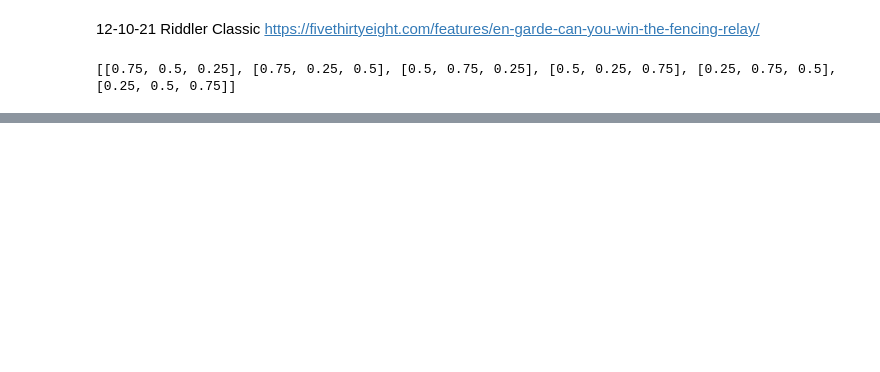
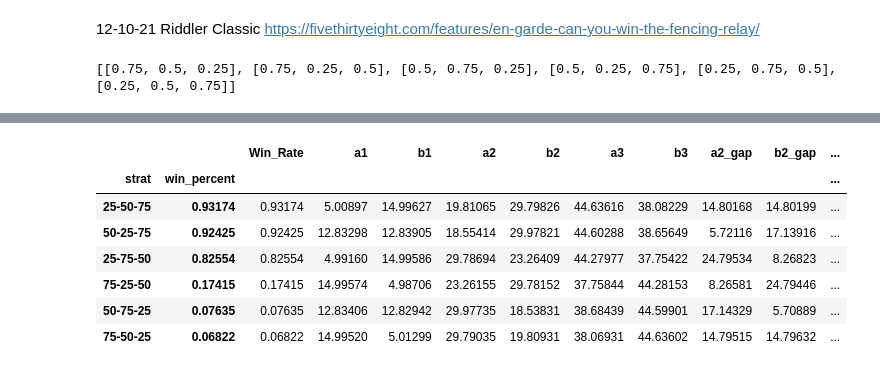
Before and after one commit to lejaja9/Riddlers, a Jupyter notebook: 12_10_21_Riddler_Classic.ipynb, the cells around one changed output, grey strips where cells are left out. Cells and saved outputs as stored; diff of their text form; code cells hidden in the pictures; blank space fills up the shorter version.

```diff
--- a/12_10_21_Riddler_Classic.ipynb
+++ b/12_10_21_Riddler_Classic.ipynb
@@ -87,0 +94,13 @@ main_df.head()
+# %%
+cte = main_df.assign(Win_Rate = main_df['win_percent'], a2_gap = main_df['a2']-main_df['a1'], b2_gap = main_df['b2']-main_df['b1'], a3_gap = main_df['a3']-main_df['a2'], b3_gap = main_df['b3']-main_df['b2']).groupby(['strat', 'win_percent'])['Win_Rate', 'a1', 'b1', 'a2', 'b2', 'a3', 'b3', 'a2_gap', 'b2_gap', 'a3_gap', 'b3_gap'].mean().sort_values(by=['win_percent'], ascending = False)
+cte['Strategy'] = ['25-50-75', '50-25-75', '25-75-50', '75-25-50', '50-75-25', '75-50-25']
+cte.head(6)
+# %% [output]
+|  |  | Win_Rate | a1 | b1 | a2 | b2 | a3 | b3 | a2_gap | b2_gap | ... |
+| strat | win_percent |  |  |  |  |  |  |  |  |  | ... |
+| 25-50-75 | 0.93174 | 0.93174 | 5.00897 | 14.99627 | 19.81065 | 29.79826 | 44.63616 | 38.08229 | 14.80168 | 14.80199 | ... |
+| 50-25-75 | 0.92425 | 0.92425 | 12.83298 | 12.83905 | 18.55414 | 29.97821 | 44.60288 | 38.65649 | 5.72116 | 17.13916 | ... |
+| 25-75-50 | 0.82554 | 0.82554 | 4.99160 | 14.99586 | 29.78694 | 23.26409 | 44.27977 | 37.75422 | 24.79534 | 8.26823 | ... |
+| 75-25-50 | 0.17415 | 0.17415 | 14.99574 | 4.98706 | 23.26155 | 29.78152 | 37.75844 | 44.28153 | 8.26581 | 24.79446 | ... |
+| 50-75-25 | 0.07635 | 0.07635 | 12.83406 | 12.82942 | 29.97735 | 18.53831 | 38.68439 | 44.59901 | 17.14329 | 5.70889 | ... |
+| 75-50-25 | 0.06822 | 0.06822 | 14.99520 | 5.01299 | 29.79035 | 19.80931 | 38.06931 | 44.63602 | 14.79515 | 14.79632 | ... |
```
Also changed, not shown: parts of 7 cells of this notebook, 1 other file.
